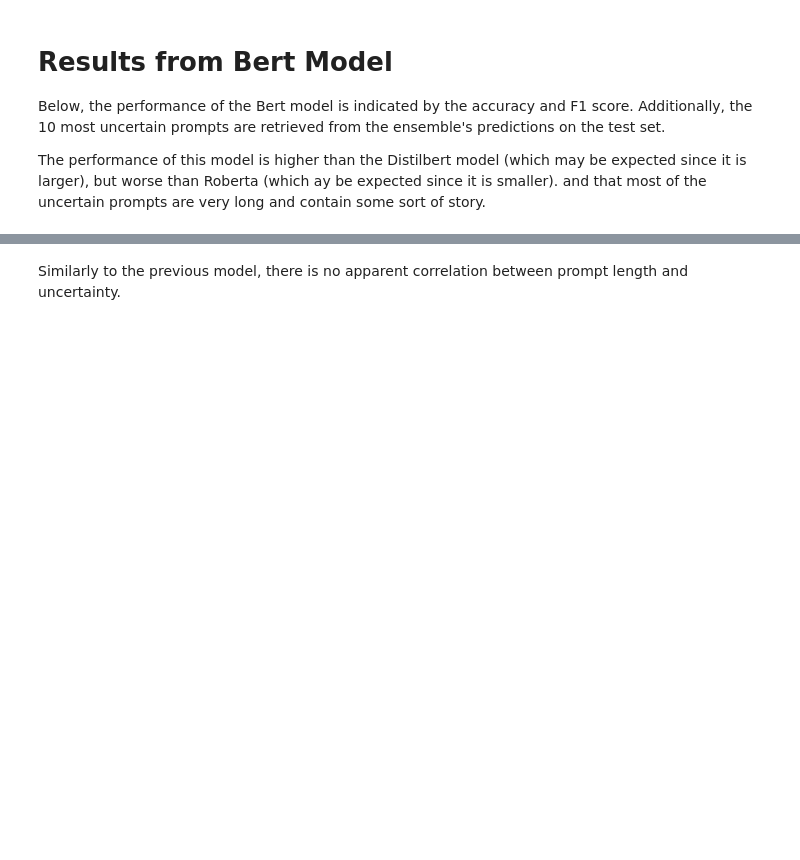
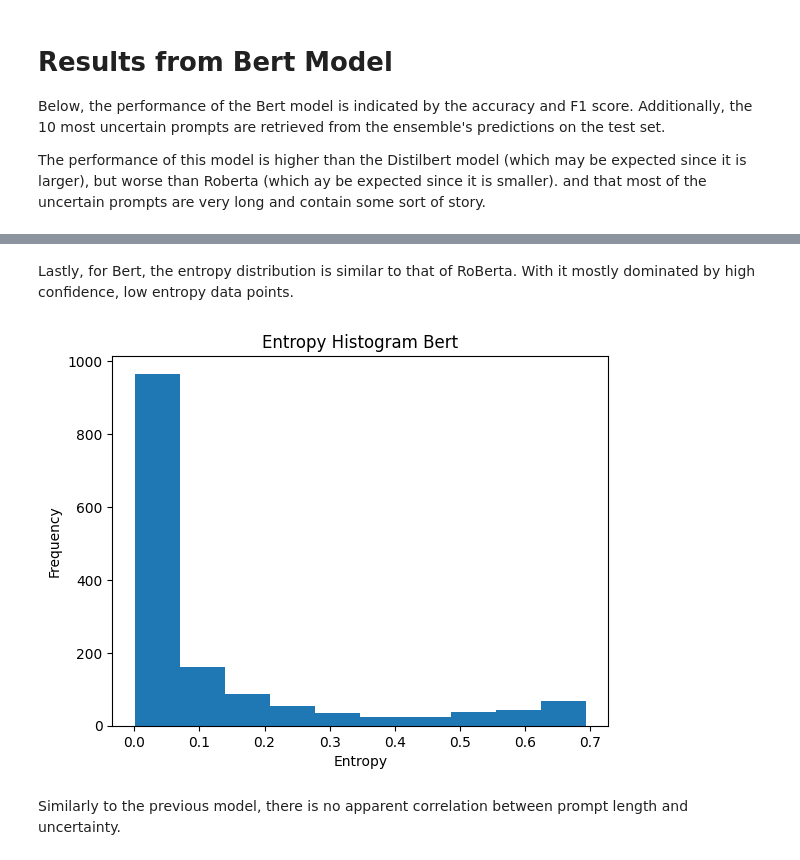
Before and after one commit to xenia-d/NLP-intent-classification, a Jupyter notebook: Harm_Classification/harm_classification_analysis.ipynb, the cells around one changed output, grey strips where cells are left out. Drawn from its saved outputs; the diff is of its cells as text; code cells hidden in the pictures; blank space fills up the shorter version.

```diff
--- a/Harm_Classification/harm_classification_analysis.ipynb
+++ b/Harm_Classification/harm_classification_analysis.ipynb
@@ -109,6 +131,17 @@ Bert F1 Score:  0.9205175600739371
 | 83 | Hello, I'm your new financial adv... | 0 | 1 | 0.692315 | [-0.31091386 0.6566923 ] | [-0.42873308 0.46151668] | [-0.3503335 0.2020976] | ... |
 | 815 | With focus on building meaningful... | 1 | 1 | 0.692269 | [-1.2056971 0.944674 ] | [ 0.5050738 -0.7534536] | [-1.8886948 2.5334523] | ... |
 | 1259 | In a world where intelligence is ... | 1 | 1 | 0.691960 | [-0.5298186 0.6502127] | [-0.57739985 0.59529406] | [ 0.4171789 -0.11767542] | ... |
+# %% [markdown]
+Lastly, for Bert, the entropy distribution is similar to that of RoBerta. With it mostly dominated by high confidence, low entropy data points.
+# %%
+#  plot histogram of the entropies
+plt.hist(bert_df['entropies'])
+plt.xlabel('Entropy')
+plt.ylabel('Frequency')
+plt.title('Entropy Histogram Bert')
+plt.show()
+# %% [output]
+[figure, added]
 # %% [markdown]
 Similarly to the previous model, there is no apparent correlation between prompt length and uncertainty.
 # %%
```
Also changed, not shown: parts of 4 cells of this notebook.
